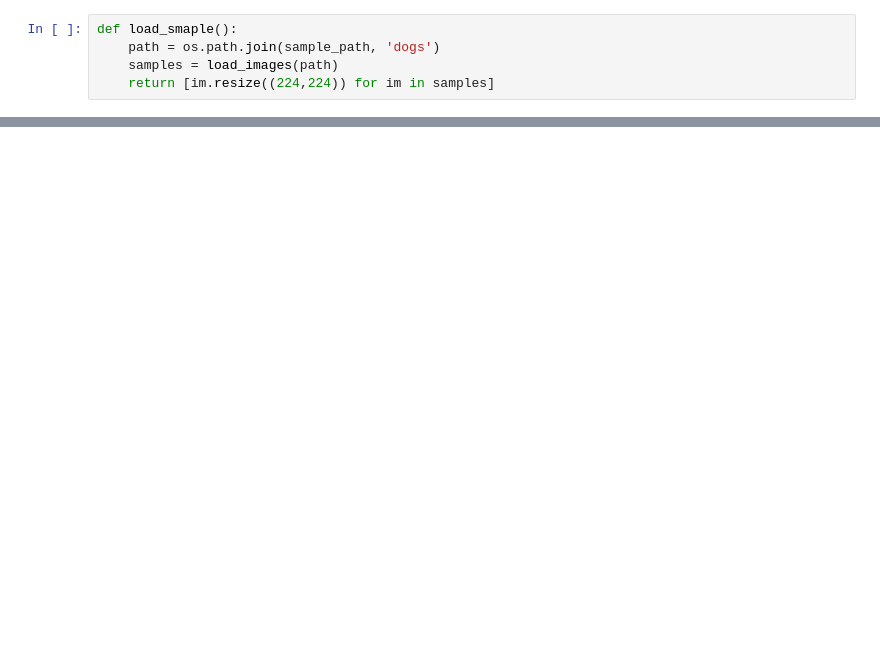
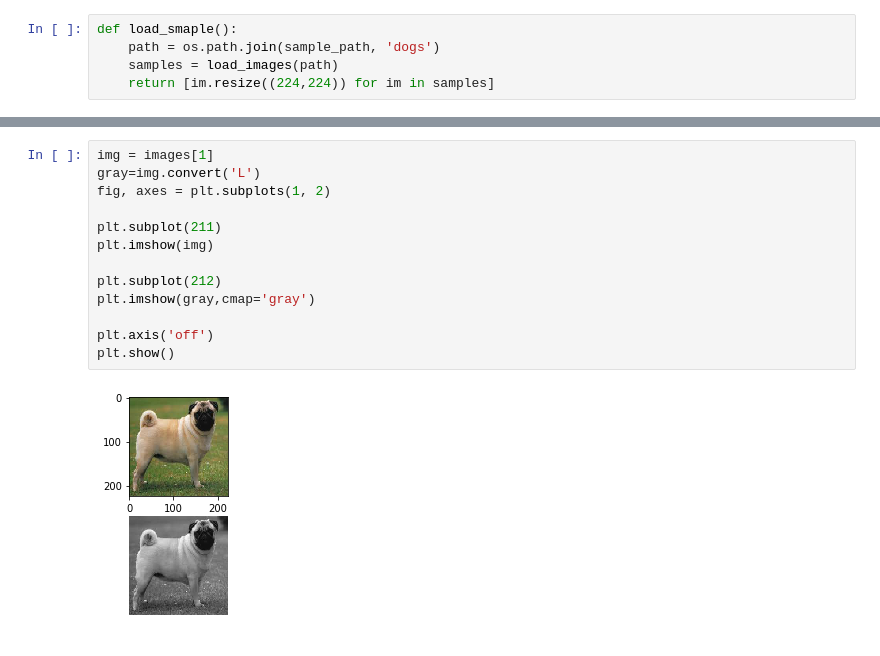
Before and after one commit to FirminSun/tf_learning, a Jupyter notebook: PIL_Learning.ipynb, the cells around one changed output, grey strips where cells are left out. Drawn from its saved outputs; the diff is of its cells as text; blank space fills up the shorter version.

```diff
--- a/PIL_Learning.ipynb
+++ b/PIL_Learning.ipynb
@@ -50,0 +107,15 @@ view_images(images)
+# %%
+img = images[1]
+gray=img.convert('L')
+fig, axes = plt.subplots(1, 2)
+
+plt.subplot(211)
+plt.imshow(img)
+
+plt.subplot(212)
+plt.imshow(gray,cmap='gray')
+
+plt.axis('off')
+plt.show()
+# %% [output]
+[figure, added]
```
Also changed, not shown: parts of 10 cells of this notebook, 1 other file.
